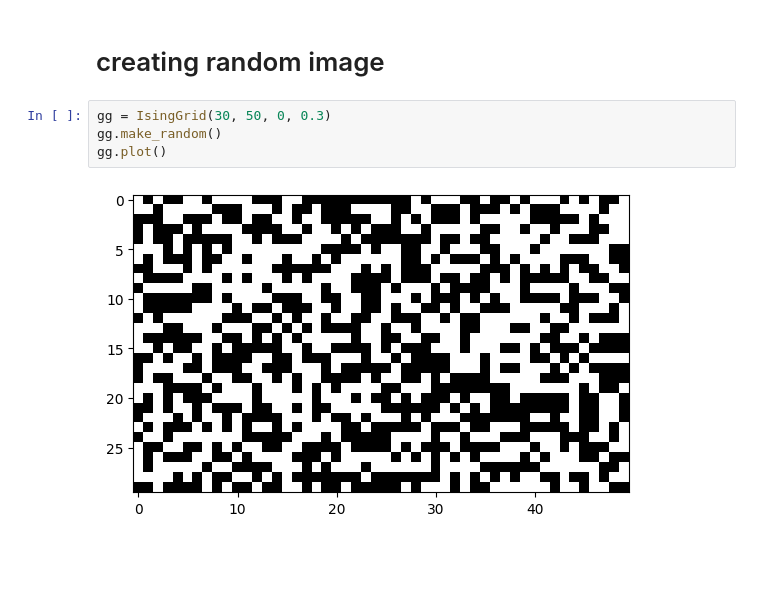
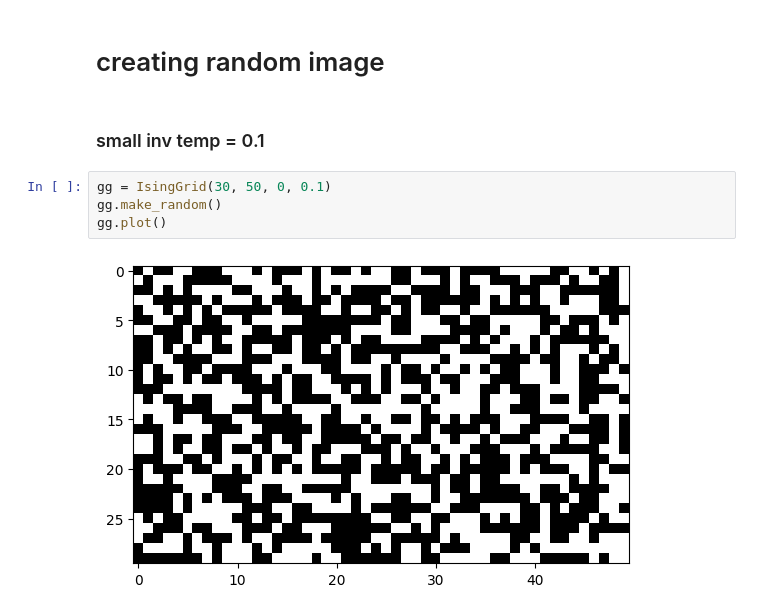
Before and after one commit to szuvarska/ImageDenoising, a Jupyter notebook: pixel_number_vs_time.ipynb, the cells around one changed output. Drawn from its saved outputs; the diff is of its cells as text; blank space fills up the shorter version.

```diff
--- a/pixel_number_vs_time.ipynb
+++ b/pixel_number_vs_time.ipynb
@@ -14,9 +15,11 @@ axes.imshow(image, cmap=cm.gray, aspect="equal", interpolation="none", vmin=-1,
 [figure]
 # %% [markdown]
 # creating random image
+# %% [markdown]
+### small inv temp = 0.1
 # %%
-gg = IsingGrid(30, 50, 0, 0.3)
+gg = IsingGrid(30, 50, 0, 0.1)
 gg.make_random()
 gg.plot()
 # %% [output]
-[figure, old version]
+[figure, new version]
```
Also changed, not shown: parts of 8 cells of this notebook.
